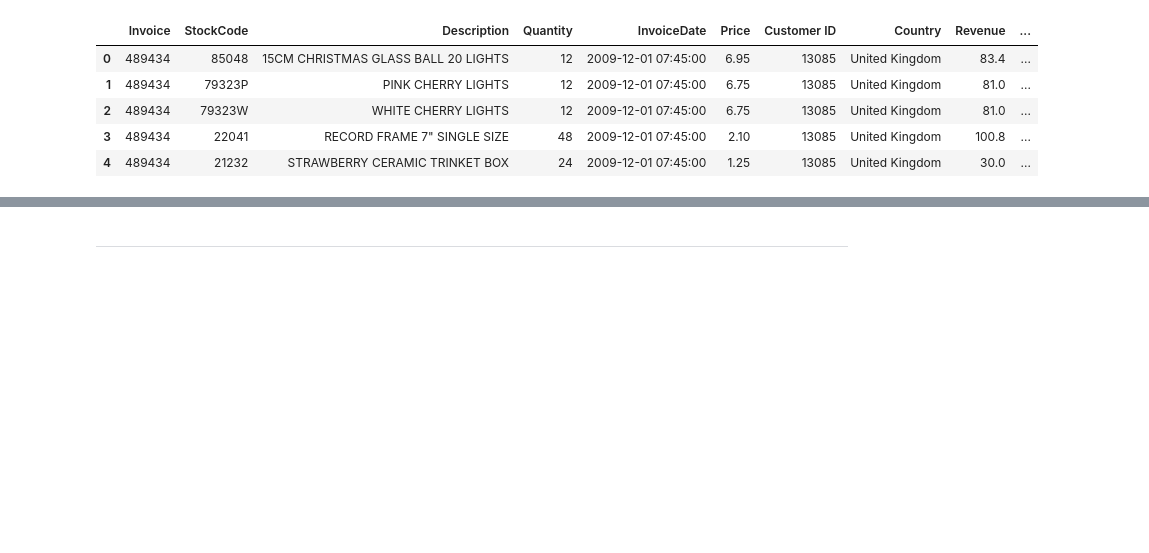
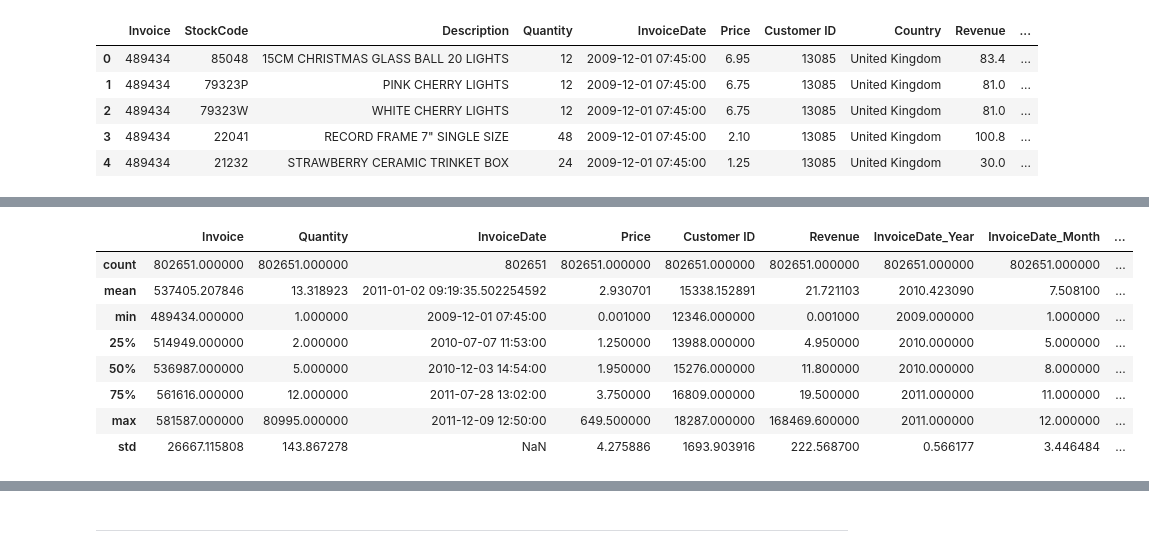
Before and after one commit to PearlisSad/Capstone-E-Commerce-Analysis, a Jupyter notebook: jupyter_notebooks/eda.ipynb, the cells around one changed output, grey strips where cells are left out. Drawn from its saved outputs; the diff is of its cells as text; code cells hidden in the pictures; blank space fills up the shorter version.

```diff
--- a/jupyter_notebooks/eda.ipynb
+++ b/jupyter_notebooks/eda.ipynb
@@ -106,0 +76,12 @@ memory usage: 64.5+ MB
+# %%
+df.describe()
+# %% [output]
+|  | Invoice | Quantity | InvoiceDate | Price | Customer ID | Revenue | InvoiceDate_Year | InvoiceDate_Month | ... |
+| count | 802651.000000 | 802651.000000 | 802651 | 802651.000000 | 802651.000000 | 802651.000000 | 802651.000000 | 802651.000000 | ... |
+| mean | 537405.207846 | 13.318923 | 2011-01-02 09:19:35.502254592 | 2.930701 | 15338.152891 | 21.721103 | 2010.423090 | 7.508100 | ... |
+| min | 489434.000000 | 1.000000 | 2009-12-01 07:45:00 | 0.001000 | 12346.000000 | 0.001000 | 2009.000000 | 1.000000 | ... |
+| 25% | 514949.000000 | 2.000000 | 2010-07-07 11:53:00 | 1.250000 | 13988.000000 | 4.950000 | 2010.000000 | 5.000000 | ... |
+| 50% | 536987.000000 | 5.000000 | 2010-12-03 14:54:00 | 1.950000 | 15276.000000 | 11.800000 | 2010.000000 | 8.000000 | ... |
+| 75% | 561616.000000 | 12.000000 | 2011-07-28 13:02:00 | 3.750000 | 16809.000000 | 19.500000 | 2011.000000 | 11.000000 | ... |
+| max | 581587.000000 | 80995.000000 | 2011-12-09 12:50:00 | 649.500000 | 18287.000000 | 168469.600000 | 2011.000000 | 12.000000 | ... |
+| std | 26667.115808 | 143.867278 | NaN | 4.275886 | 1693.903916 | 222.568700 | 0.566177 | 3.446484 | ... |
```
Also changed, not shown: parts of 34 cells of this notebook, 1 other file.
